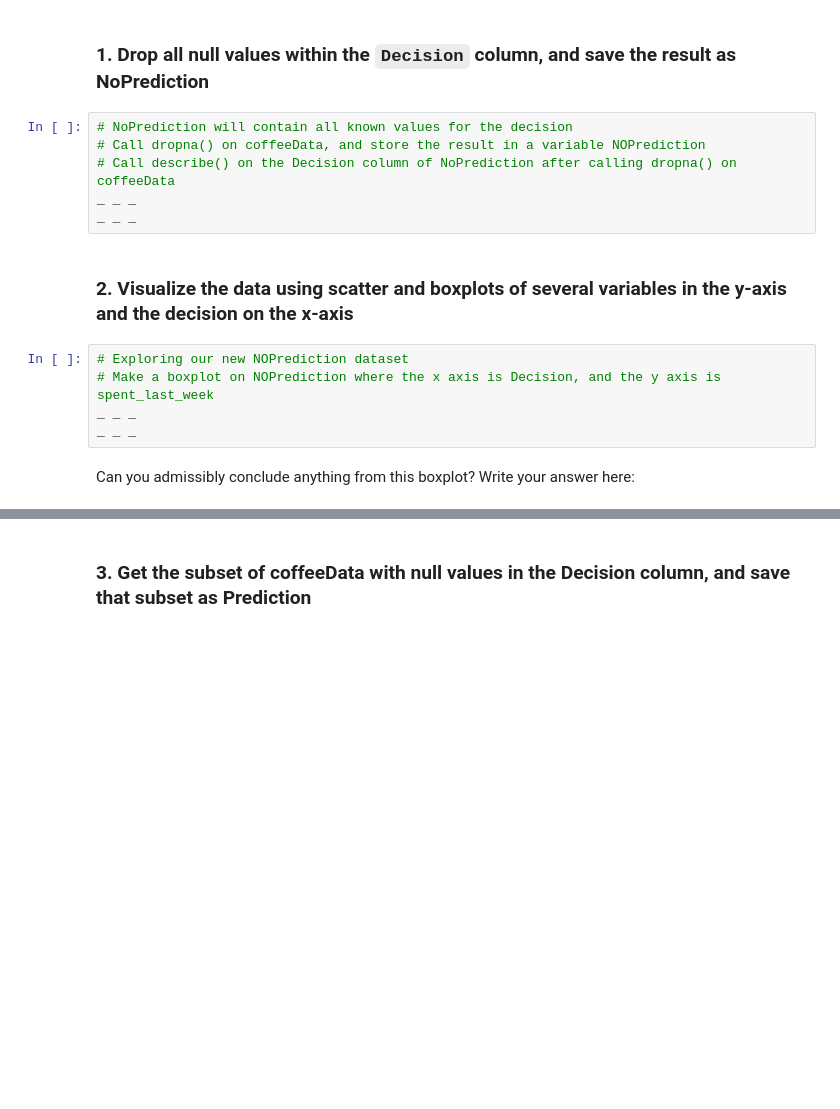
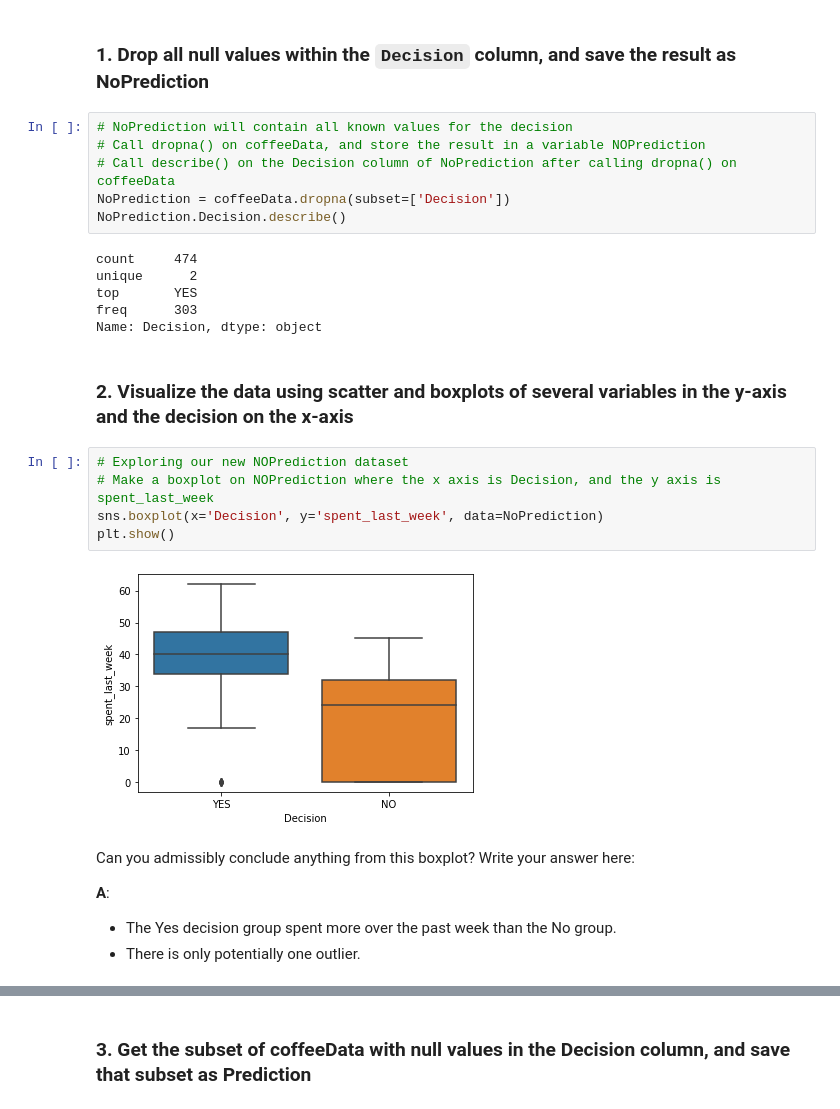
Before and after one commit to JasonCaldwellMBA/Decision_Tree_Specialty_Coffee, a Jupyter notebook: Springboard Decision Tree Specialty Coffee Case Study - Tier 3.ipynb, the cells around one changed output, grey strips where cells are left out. Cells and saved outputs as stored; diff of their text form; blank space fills up the shorter version.

```diff
--- a/Springboard Decision Tree Specialty Coffee Case Study - Tier 3.ipynb
+++ b/Springboard Decision Tree Specialty Coffee Case Study - Tier 3.ipynb
@@ -249,16 +249,28 @@ To execute the train/test split properly, we need to do five things:
 # NoPrediction will contain all known values for the decision
 # Call dropna() on coffeeData, and store the result in a variable NOPrediction
 # Call describe() on the Decision column of NoPrediction after calling dropna() on coffeeData
-_ _ _
-_ _ _
+NoPrediction = coffeeData.dropna(subset=['Decision'])
+NoPrediction.Decision.describe()
+# %% [output]
+count     474
+unique      2
+top       YES
+freq      303
+Name: Decision, dtype: object
 # %% [markdown]
 ### 2. Visualize the data using scatter and boxplots of several variables in the y-axis and the decision on the x-axis
 # %%
 # Exploring our new NOPrediction dataset
 # Make a boxplot on NOPrediction where the x axis is Decision, and the y axis is spent_last_week
-_ _ _
-_ _ _
+sns.boxplot(x='Decision', y='spent_last_week', data=NoPrediction)
+plt.show()
+# %% [output]
+[figure, added]
 # %% [markdown]
 Can you admissibly conclude anything from this boxplot? Write your answer here:
+
+__A__:
+- The Yes decision group spent more over the past week than the No group.
+- There is only potentially one outlier.
 # %%
 # Make a scatterplot on NOPrediction, where x is distance, y is spent_last_month and hue is Decision
```
Also changed, not shown: parts of 2 cells of this notebook.
